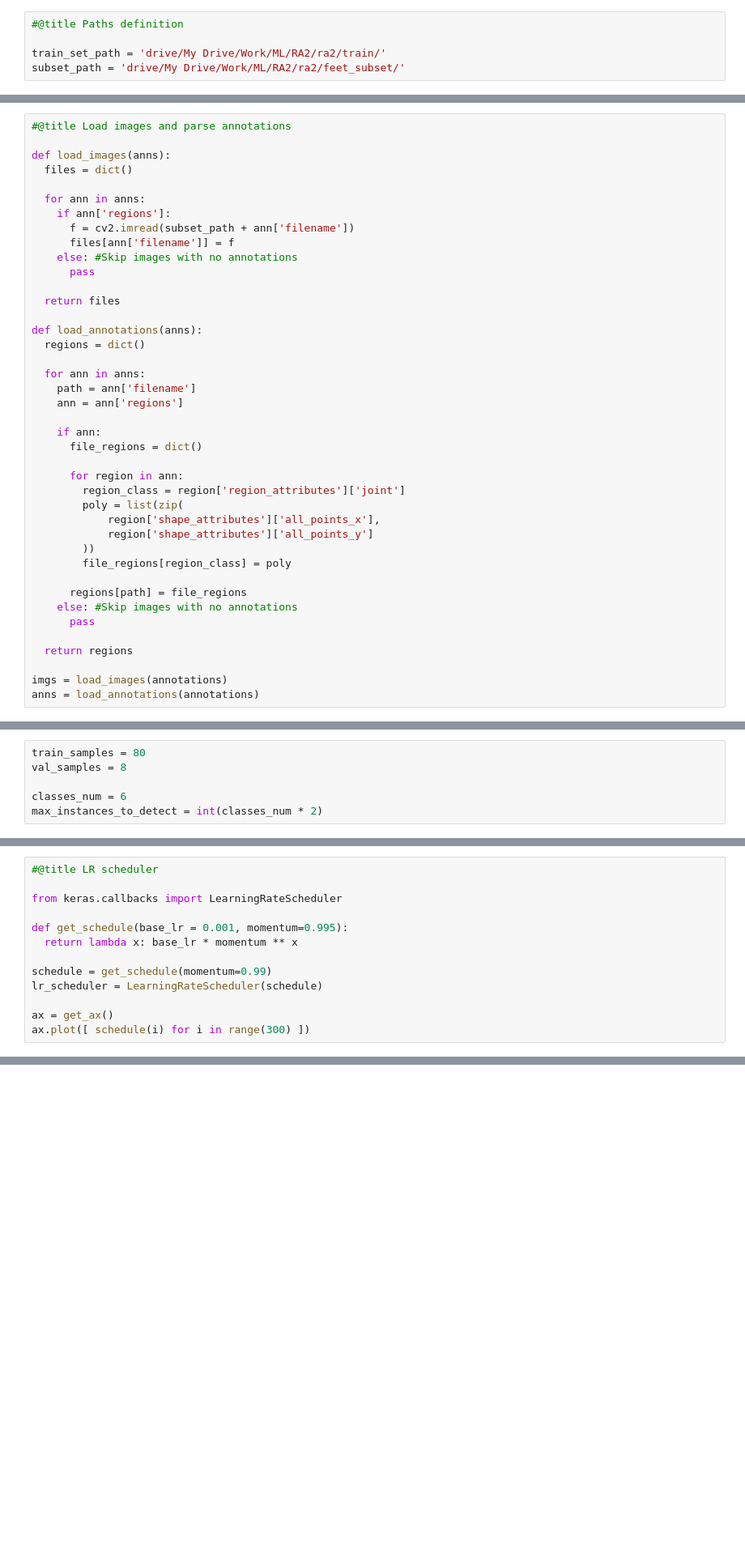
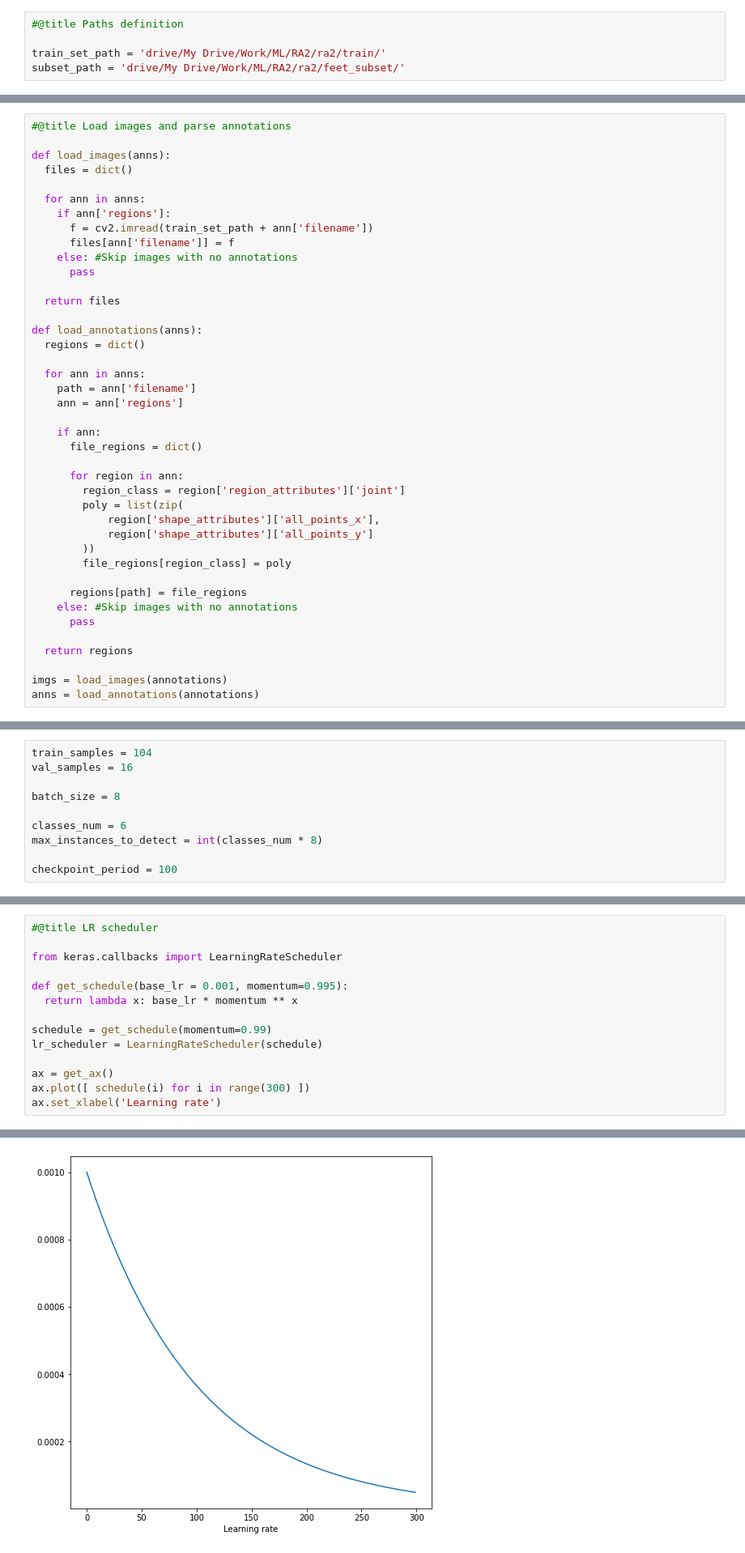
Before and after one commit to vladyorsh/bak, a Jupyter notebook: ra2_feet_joint_detection.ipynb, the cells around one changed output, grey strips where cells are left out. Shown at 81% size. Cells and saved outputs as stored; diff of their text form; blank space fills up the shorter version.

```diff
--- a/ra2_feet_joint_detection.ipynb
+++ b/ra2_feet_joint_detection.ipynb
@@ -48,7 +62,7 @@ def load_images(anns):
 
   for ann in anns:
     if ann['regions']:
-      f = cv2.imread(subset_path + ann['filename'])
+      f = cv2.imread(train_set_path + ann['filename'])
       files[ann['filename']] = f
     else: #Skip images with no annotations
       pass
@@ -249,9 +274,13 @@ from xml.etree import ElementTree
 # %%
-train_samples = 80
-val_samples = 8
+train_samples = 104
+val_samples = 16
+
+batch_size = 8
 
 classes_num = 6
-max_instances_to_detect = int(classes_num * 2)
+max_instances_to_detect = int(classes_num * 8)
+
+checkpoint_period = 100
 # %%
 #@title Configuration definition
 
@@ -569,3 +671,5 @@ lr_scheduler = LearningRateScheduler(schedule)
 
 ax = get_ax()
 ax.plot([ schedule(i) for i in range(300) ])
+ax.set_xlabel('Learning rate')
+# %% [output]
@@ -571,0 +677 @@ ax.plot([ schedule(i) for i in range(300) ])
+[figure, added]
```
Also changed, not shown: parts of 21 cells of this notebook.
